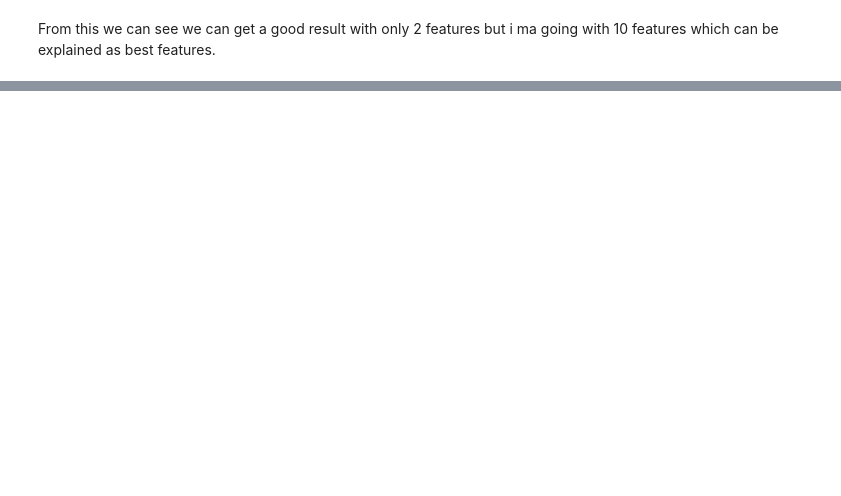
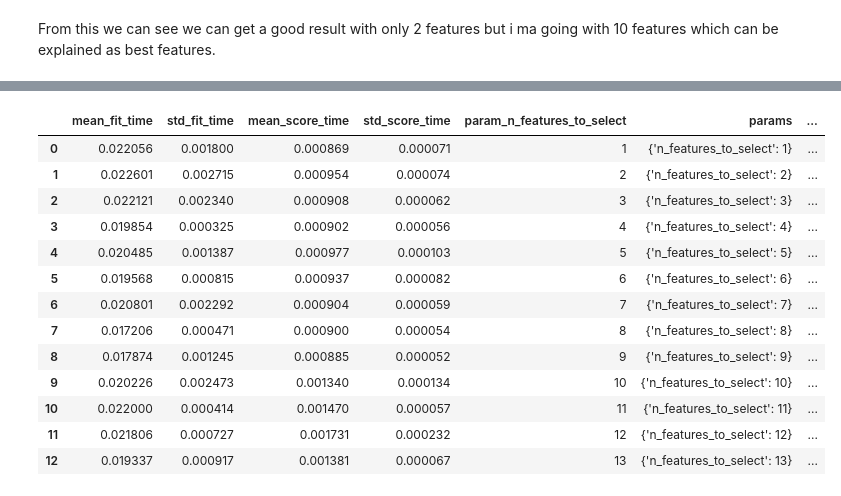
Before and after one commit to Anirudhakumar/DS-, a Jupyter notebook: MarketMixModeling.ipynb, the cells around one changed output, grey strips where cells are left out. Cells and saved outputs as stored; diff of their text form; code cells hidden in the pictures; blank space fills up the shorter version.

```diff
--- a/MarketMixModeling.ipynb
+++ b/MarketMixModeling.ipynb
@@ -997,0 +1102,14 @@ print("R2 Test",r2)
+# %%
+X_train, X_test, y_train, y_test = train_test_split(X, y, train_size=0.7, test_size=0.3, random_state=100)
+# print shapes of train and test sets
+X_train.shape
+y_train.shape
+X_test.shape
+y_test.shape
+
+
+X_train[X_train.columns] = scaler.fit_transform(X_train[X_train.columns])
+X_train.head()
+
+#performing scaling on test data
+X_test = scaler.transform(X_test)
@@ -997,0 +1127,24 @@ print("R2 Test",r2)
+# %%
+# step-1: create a cross-validation scheme
+folds = KFold(n_splits = 5, shuffle = True, random_state = 100)
+
+# step-2: specify range of hyperparameters to tune
+hyper_params = [{'n_features_to_select': list(range(1, 14))}]
+
+
+# step-3: perform grid search
+# 3.1 specify model
+lm = LinearRegression()
+lm.fit(X_train, y_train)
+rfe = RFE(lm)
+
+# 3.2 call GridSearchCV()
+model_cv = GridSearchCV(estimator = rfe,
+                        param_grid = hyper_params,
+                        scoring= 'r2',
+                        cv = folds,
+                        verbose = 1,
+                        return_train_score=True)
+
+# fit the model
+model_cv.fit(X_train, y_train)
@@ -997,0 +1168,19 @@ print("R2 Test",r2)
+# %%
+# cv results
+cv_results = pd.DataFrame(model_cv.cv_results_)
+cv_results
+# %% [output]
+|  | mean_fit_time | std_fit_time | mean_score_time | std_score_time | param_n_features_to_select | params | ... |
+| 0 | 0.022056 | 0.001800 | 0.000869 | 0.000071 | 1 | {'n_features_to_select': 1} | ... |
+| 1 | 0.022601 | 0.002715 | 0.000954 | 0.000074 | 2 | {'n_features_to_select': 2} | ... |
+| 2 | 0.022121 | 0.002340 | 0.000908 | 0.000062 | 3 | {'n_features_to_select': 3} | ... |
+| 3 | 0.019854 | 0.000325 | 0.000902 | 0.000056 | 4 | {'n_features_to_select': 4} | ... |
+| 4 | 0.020485 | 0.001387 | 0.000977 | 0.000103 | 5 | {'n_features_to_select': 5} | ... |
+| 5 | 0.019568 | 0.000815 | 0.000937 | 0.000082 | 6 | {'n_features_to_select': 6} | ... |
+| 6 | 0.020801 | 0.002292 | 0.000904 | 0.000059 | 7 | {'n_features_to_select': 7} | ... |
+| 7 | 0.017206 | 0.000471 | 0.000900 | 0.000054 | 8 | {'n_features_to_select': 8} | ... |
+| 8 | 0.017874 | 0.001245 | 0.000885 | 0.000052 | 9 | {'n_features_to_select': 9} | ... |
+| 9 | 0.020226 | 0.002473 | 0.001340 | 0.000134 | 10 | {'n_features_to_select': 10} | ... |
+| 10 | 0.022000 | 0.000414 | 0.001470 | 0.000057 | 11 | {'n_features_to_select': 11} | ... |
+| 11 | 0.021806 | 0.000727 | 0.001731 | 0.000232 | 12 | {'n_features_to_select': 12} | ... |
+| 12 | 0.019337 | 0.000917 | 0.001381 | 0.000067 | 13 | {'n_features_to_select': 13} | ... |
```
Also changed, not shown: parts of 17 cells of this notebook.
